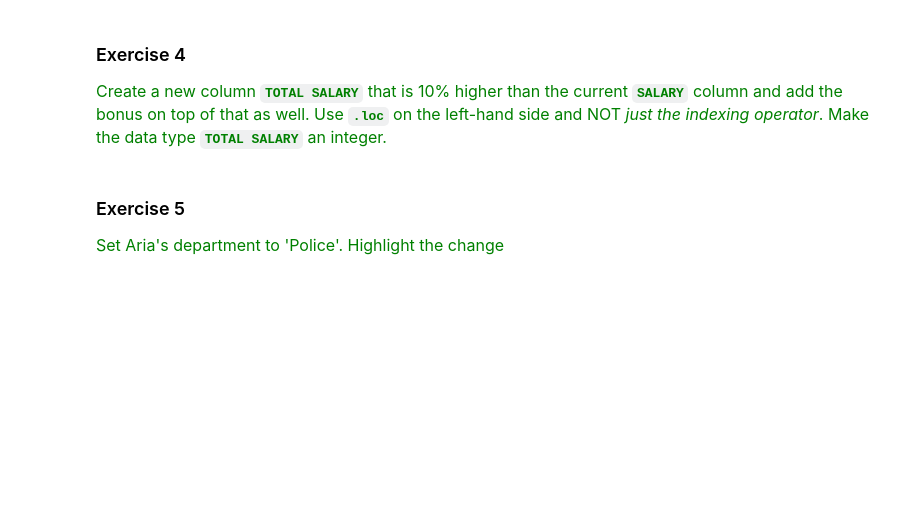
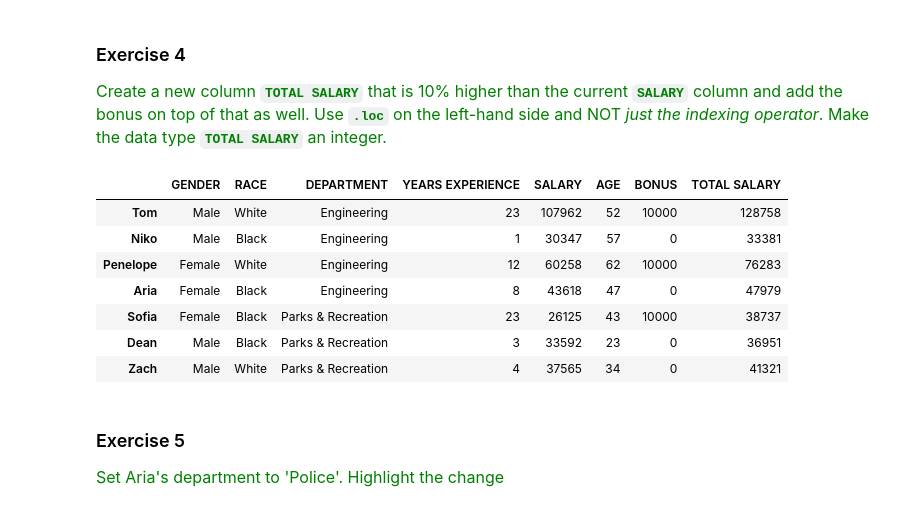
Before and after one commit to IcaroMourao/ufc-data-science, a Jupyter notebook: 03 Assigning subsets of data.ipynb, the cells around one changed output. Drawn from its saved outputs; the diff is of its cells as text; code cells hidden in the pictures; blank space fills up the shorter version.

```diff
--- a/03 Assigning subsets of data.ipynb
+++ b/03 Assigning subsets of data.ipynb
@@ -593,0 +589,4 @@ def style_diff(df, df_orig):
+# %%
+serie = pd.Series(data=np.random.randint(low=20, high=65, size=len(df)), index=df.index.values)
+df['AGE'] = serie
+df.head()
@@ -598,0 +603,3 @@ def style_diff(df, df_orig):
+# %%
+df['BONUS'] = 0
+df.head()
@@ -603,0 +616,4 @@ def style_diff(df, df_orig):
+# %%
+newdf = df.copy()
+df.loc[df['YEARS EXPERIENCE']>10, 'BONUS'] = 10000
+style_diff(df, newdf)
@@ -609,3 +632,16 @@ def style_diff(df, df_orig):
+# %%
+df.loc[:,'TOTAL SALARY'] = df.loc[:, 'SALARY']+ df.loc[:, 'SALARY']*0.1 + df.loc[:, 'BONUS']
+df.loc[:,'TOTAL SALARY'] = df.loc[:,'TOTAL SALARY'].astype(int)
+df
+# %% [output]
+|  | GENDER | RACE | DEPARTMENT | YEARS EXPERIENCE | SALARY | AGE | BONUS | TOTAL SALARY |
+| Tom | Male | White | Engineering | 23 | 107962 | 52 | 10000 | 128758 |
+| Niko | Male | Black | Engineering | 1 | 30347 | 57 | 0 | 33381 |
+| Penelope | Female | White | Engineering | 12 | 60258 | 62 | 10000 | 76283 |
+| Aria | Female | Black | Engineering | 8 | 43618 | 47 | 0 | 47979 |
+| Sofia | Female | Black | Parks & Recreation | 23 | 26125 | 43 | 10000 | 38737 |
+| Dean | Male | Black | Parks & Recreation | 3 | 33592 | 23 | 0 | 36951 |
+| Zach | Male | White | Parks & Recreation | 4 | 37565 | 34 | 0 | 41321 |
 # %% [markdown]
 ### Exercise 5
 <span  style="color:green; font-size:16px"> Set Aria's department to 'Police'. Highlight the change</span>
```
Also changed, not shown: parts of 15 cells of this notebook, 2 other files.
